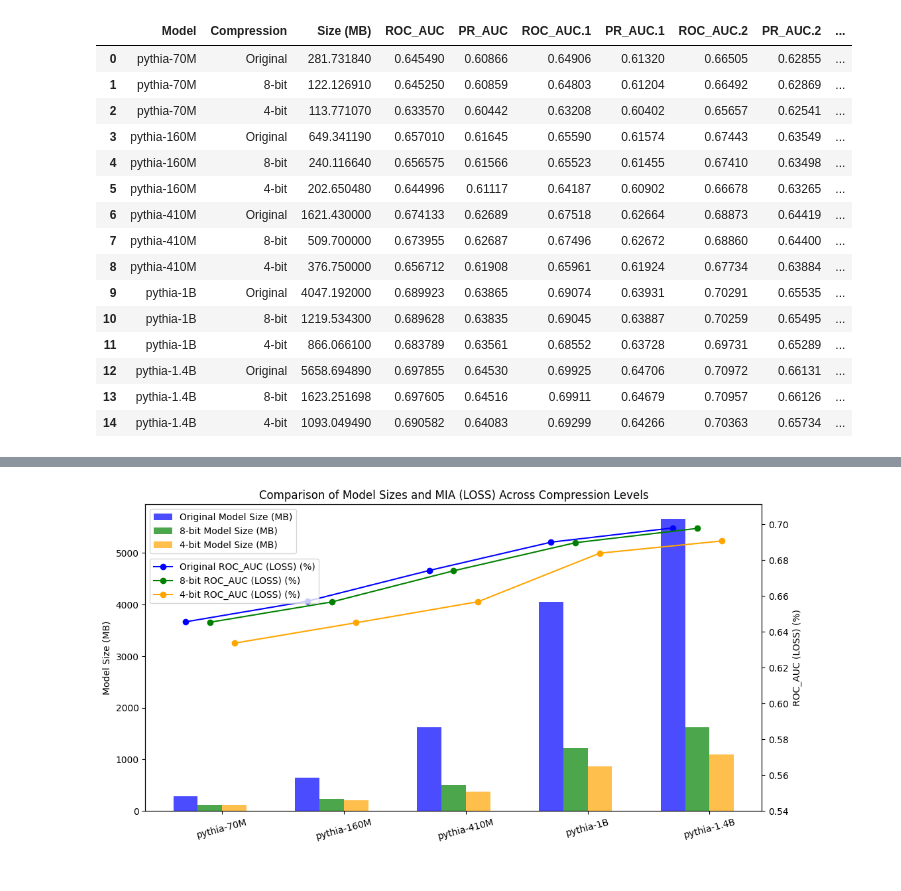
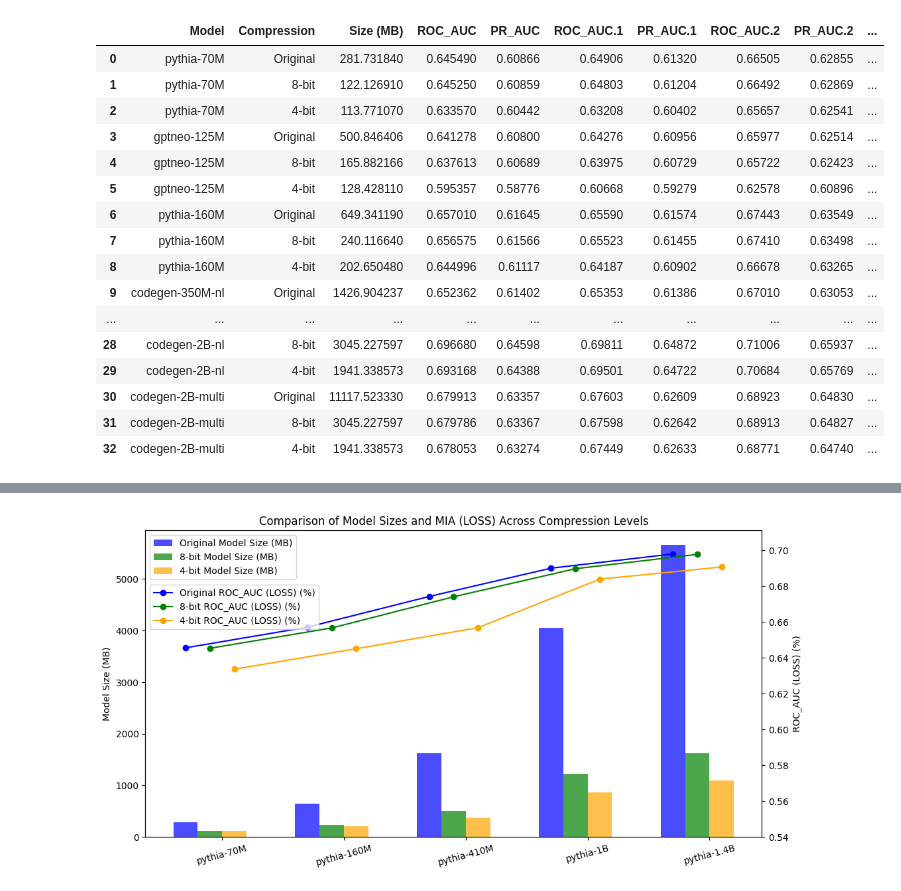
Before and after one commit to nazmul-me/mimir, a Jupyter notebook: resultsAnalysis/graph/old-v1/RQ-1.2-miaPerformanceGraph.ipynb, the cells around one changed output, grey strips where cells are left out. Drawn from its saved outputs; the diff is of its cells as text; code cells hidden in the pictures.

```diff
--- a/resultsAnalysis/graph/old-v1/RQ-1.2-miaPerformanceGraph.ipynb
+++ b/resultsAnalysis/graph/old-v1/RQ-1.2-miaPerformanceGraph.ipynb
@@ -1,32 +1,33 @@
 # %%
 import pandas as pd
 import numpy as np
 import matplotlib.pyplot as plt
 import seaborn as sns
 
 # Load CSV file
 sheet_id = "1tEf8J1kbGZEFTOkoYqIjsdE3PkqBA9bX4MdNfMoLhjQ"
-tab_gid = "908803302"
+tab_gid = "1796325046"
 full_url = f"https://docs.google.com/spreadsheets/d/{sheet_id}/export?format=csv&gid={tab_gid}"
-df = pd.read_csv(full_url, skiprows=2, usecols=[0, 1, 2, 4, 5, 6, 7,8, 9, 10, 11])
+df = pd.read_csv(full_url, skiprows=2, usecols=[0, 1, 2, 4, 5, 6, 7,8, 9, 10, 11]).iloc[:, :]
 df
 # %% [output]
 |  | Model | Compression | Size (MB) | ROC_AUC | PR_AUC | ROC_AUC.1 | PR_AUC.1 | ROC_AUC.2 | PR_AUC.2 | ... |
 | 0 | pythia-70M | Original | 281.731840 | 0.645490 | 0.60866 | 0.64906 | 0.61320 | 0.66505 | 0.62855 | ... |
 | 1 | pythia-70M | 8-bit | 122.126910 | 0.645250 | 0.60859 | 0.64803 | 0.61204 | 0.66492 | 0.62869 | ... |
 | 2 | pythia-70M | 4-bit | 113.771070 | 0.633570 | 0.60442 | 0.63208 | 0.60402 | 0.65657 | 0.62541 | ... |
-| 3 | pythia-160M | Original | 649.341190 | 0.657010 | 0.61645 | 0.65590 | 0.61574 | 0.67443 | 0.63549 | ... |
-| 4 | pythia-160M | 8-bit | 240.116640 | 0.656575 | 0.61566 | 0.65523 | 0.61455 | 0.67410 | 0.63498 | ... |
-| 5 | pythia-160M | 4-bit | 202.650480 | 0.644996 | 0.61117 | 0.64187 | 0.60902 | 0.66678 | 0.63265 | ... |
-| 6 | pythia-410M | Original | 1621.430000 | 0.674133 | 0.62689 | 0.67518 | 0.62664 | 0.68873 | 0.64419 | ... |
-| 7 | pythia-410M | 8-bit | 509.700000 | 0.673955 | 0.62687 | 0.67496 | 0.62672 | 0.68860 | 0.64400 | ... |
-| 8 | pythia-410M | 4-bit | 376.750000 | 0.656712 | 0.61908 | 0.65961 | 0.61924 | 0.67734 | 0.63884 | ... |
-| 9 | pythia-1B | Original | 4047.192000 | 0.689923 | 0.63865 | 0.69074 | 0.63931 | 0.70291 | 0.65535 | ... |
-| 10 | pythia-1B | 8-bit | 1219.534300 | 0.689628 | 0.63835 | 0.69045 | 0.63887 | 0.70259 | 0.65495 | ... |
-| 11 | pythia-1B | 4-bit | 866.066100 | 0.683789 | 0.63561 | 0.68552 | 0.63728 | 0.69731 | 0.65289 | ... |
-| 12 | pythia-1.4B | Original | 5658.694890 | 0.697855 | 0.64530 | 0.69925 | 0.64706 | 0.70972 | 0.66131 | ... |
-| 13 | pythia-1.4B | 8-bit | 1623.251698 | 0.697605 | 0.64516 | 0.69911 | 0.64679 | 0.70957 | 0.66126 | ... |
-| 14 | pythia-1.4B | 4-bit | 1093.049490 | 0.690582 | 0.64083 | 0.69299 | 0.64266 | 0.70363 | 0.65734 | ... |
+| 3 | gptneo-125M | Original | 500.846406 | 0.641278 | 0.60800 | 0.64276 | 0.60956 | 0.65977 | 0.62514 | ... |
+| 4 | gptneo-125M | 8-bit | 165.882166 | 0.637613 | 0.60689 | 0.63975 | 0.60729 | 0.65722 | 0.62423 | ... |
+| 5 | gptneo-125M | 4-bit | 128.428110 | 0.595357 | 0.58776 | 0.60668 | 0.59279 | 0.62578 | 0.60896 | ... |
+| 6 | pythia-160M | Original | 649.341190 | 0.657010 | 0.61645 | 0.65590 | 0.61574 | 0.67443 | 0.63549 | ... |
+| 7 | pythia-160M | 8-bit | 240.116640 | 0.656575 | 0.61566 | 0.65523 | 0.61455 | 0.67410 | 0.63498 | ... |
+| 8 | pythia-160M | 4-bit | 202.650480 | 0.644996 | 0.61117 | 0.64187 | 0.60902 | 0.66678 | 0.63265 | ... |
+| 9 | codegen-350M-nl | Original | 1426.904237 | 0.652362 | 0.61402 | 0.65353 | 0.61386 | 0.67010 | 0.63053 | ... |
+| ... | ... | ... | ... | ... | ... | ... | ... | ... | ... | ... |
+| 28 | codegen-2B-nl | 8-bit | 3045.227597 | 0.696680 | 0.64598 | 0.69811 | 0.64872 | 0.71006 | 0.65937 | ... |
+| 29 | codegen-2B-nl | 4-bit | 1941.338573 | 0.693168 | 0.64388 | 0.69501 | 0.64722 | 0.70684 | 0.65769 | ... |
+| 30 | codegen-2B-multi | Original | 11117.523330 | 0.679913 | 0.63357 | 0.67603 | 0.62609 | 0.68923 | 0.64830 | ... |
+| 31 | codegen-2B-multi | 8-bit | 3045.227597 | 0.679786 | 0.63367 | 0.67598 | 0.62642 | 0.68913 | 0.64827 | ... |
+| 32 | codegen-2B-multi | 4-bit | 1941.338573 | 0.678053 | 0.63274 | 0.67449 | 0.62633 | 0.68771 | 0.64740 | ... |
 # %%
 def genGraph(df, miaName):
     scoreName = df.columns[3].split(".")[0]
```
Also changed, not shown: parts of 2 cells of this notebook, 1 other file.
